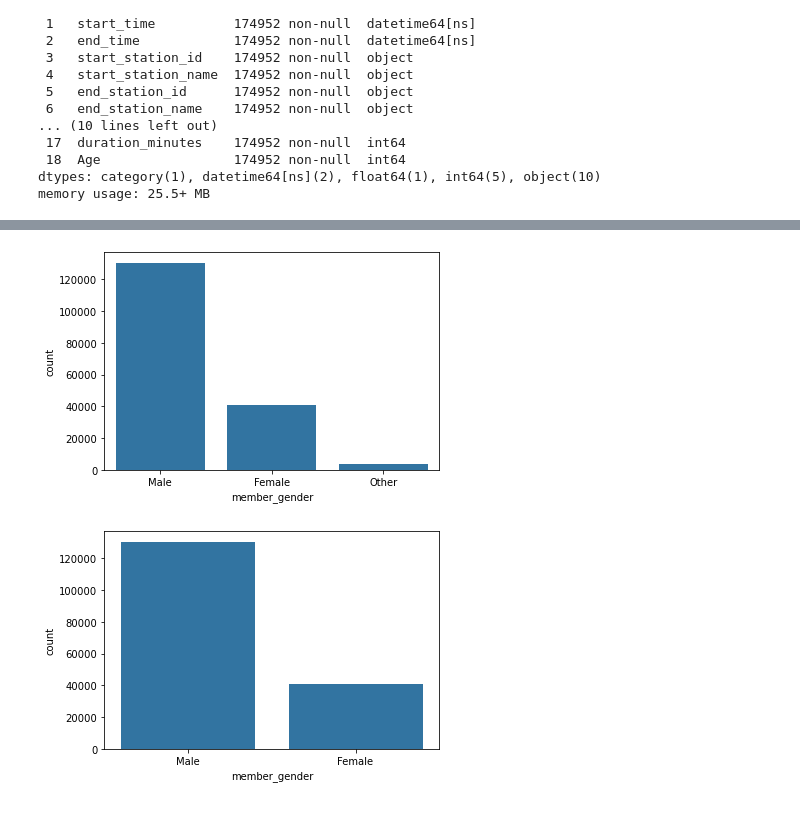
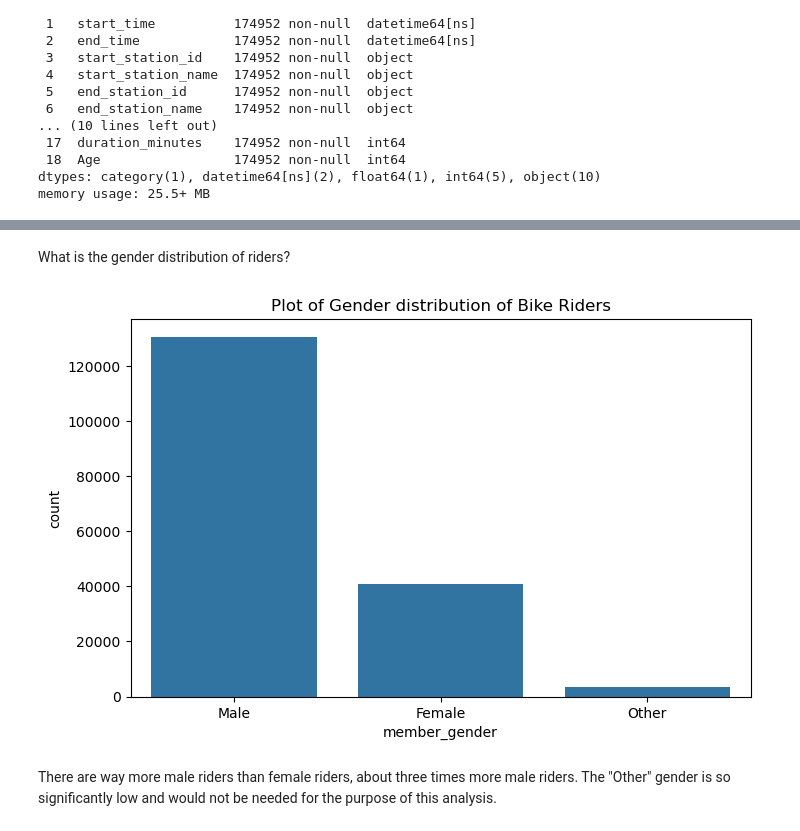
Before and after one commit to Mofeoluwa/Bikeshare-Data-Visualization, a Jupyter notebook: Part_I_exploration_template.ipynb, the cells around one changed output, grey strips where cells are left out. Cells and saved outputs as stored; diff of their text form; code cells hidden in the pictures.

```diff
--- a/Part_I_exploration_template.ipynb
+++ b/Part_I_exploration_template.ipynb
@@ -250,15 +242,17 @@ Name: Age, dtype: float64
 # %%
 #delete columns that are not needed for analysis
-del_col2 = ['duration_sec', 'start_time', 'end_time', 'member_birth_year']
+del_col2 = ['start_time', 'end_time', 'member_birth_year']
 # %%
 #deleting the columns from the database
 ford_data = ford_data.drop(del_col2, axis = 1)
 # %%
+#rearrange the columns in the dataframe
 ford_data = ford_data.reindex(['bike_id',
                                'start_station_id',
                                'start_station_name',
                                'end_station_id',
                                'end_station_name',
+                               'duration_sec',
                                 'duration_minutes',
                                'start_month',
                                'end_month',
@@ -301,23 +293,22 @@ and prepare yourself to look at relationships between variables.
 # %%
 base_color= sb.color_palette()[0]
+# %% [markdown]
+What is the gender distribution of riders?
 # %%
 #plot of member_gender column
+plt.figure(figsize=(8,5), dpi = 100)
+
 sb.countplot(data= ford_data,
              x='member_gender',
              color=base_color,
-             order= ['Male','Female','Other']);
+             order= ['Male','Female','Other']).set(title= 'Plot of Gender distribution of Bike Riders');
 # %% [output]
-[figure, old version]
+[figure, new version]
+# %% [markdown]
+There are way more male riders than female riders, about three times more male riders. The "Other" gender is so significantly low and would not be needed for the purpose of this analysis.
 # %%
 #for the purpose of this analysis, i would drop the other column
 Other = ford_data[ ford_data['member_gender'] == 'Other' ].index
 
 # drop these row indexes from dataFrame
 ford_data.drop(Other, inplace = True)
-# %%
-#confirm new plot of member_gender column
-sb.countplot(data= ford_data,
-             x='member_gender',
-             color=base_color, );
-# %% [output]
-[figure, removed]
```
Also changed, not shown: parts of 160 cells of this notebook, 1 other file.
